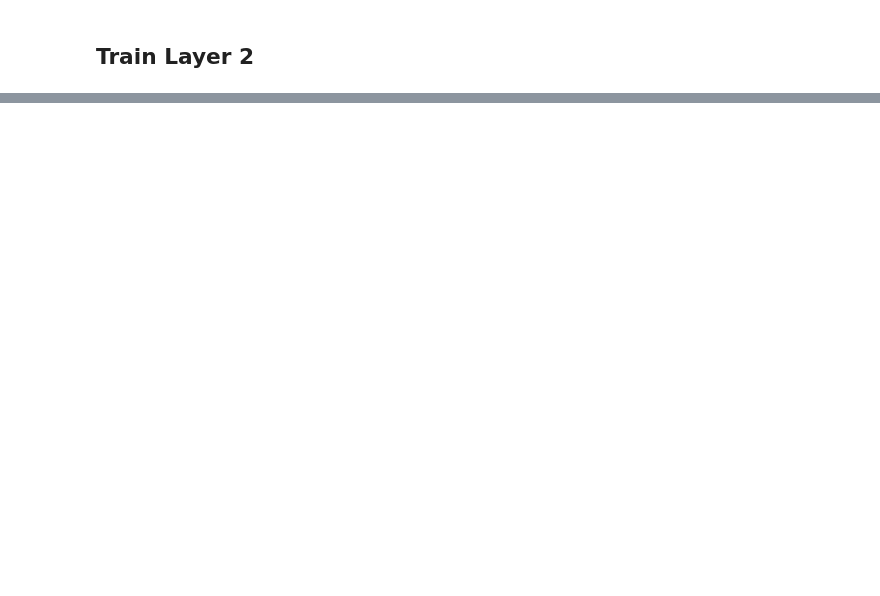
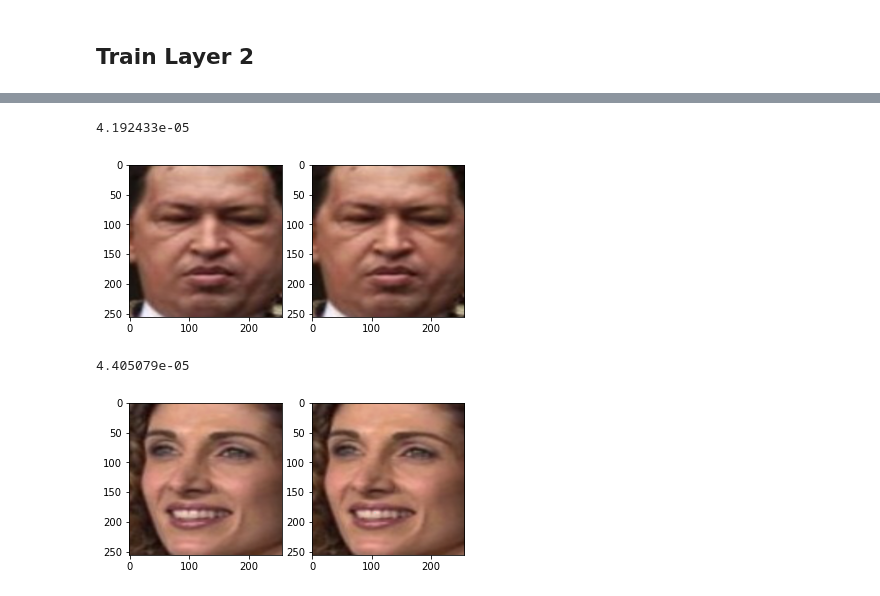
Before and after one commit to stevenjohnlarsen/StyleTransfer, a Jupyter notebook: Train Weights Final.ipynb, the cells around one changed output, grey strips where cells are left out. Cells and saved outputs as stored; diff of their text form; code cells hidden in the pictures; blank space fills up the shorter version.

```diff
--- a/Train Weights Final.ipynb
+++ b/Train Weights Final.ipynb
@@ -388,0 +451,11 @@ plot_history(history, start=0)
+# %%
+# TODO: Add more recon/decon.
+# Including some not faces to talk about features that we lost
+plot_img_decoder_encoder(resized_faces[80], encoder_decoder_2.model)
+
+plot_img_decoder_encoder(resized_faces[81], encoder_decoder_2.model)
+# %% [output]
+4.192433e-05
+[figure, added]
+4.405079e-05
+[figure, added]
```
Also changed, not shown: parts of 20 cells of this notebook, 2 other files.
